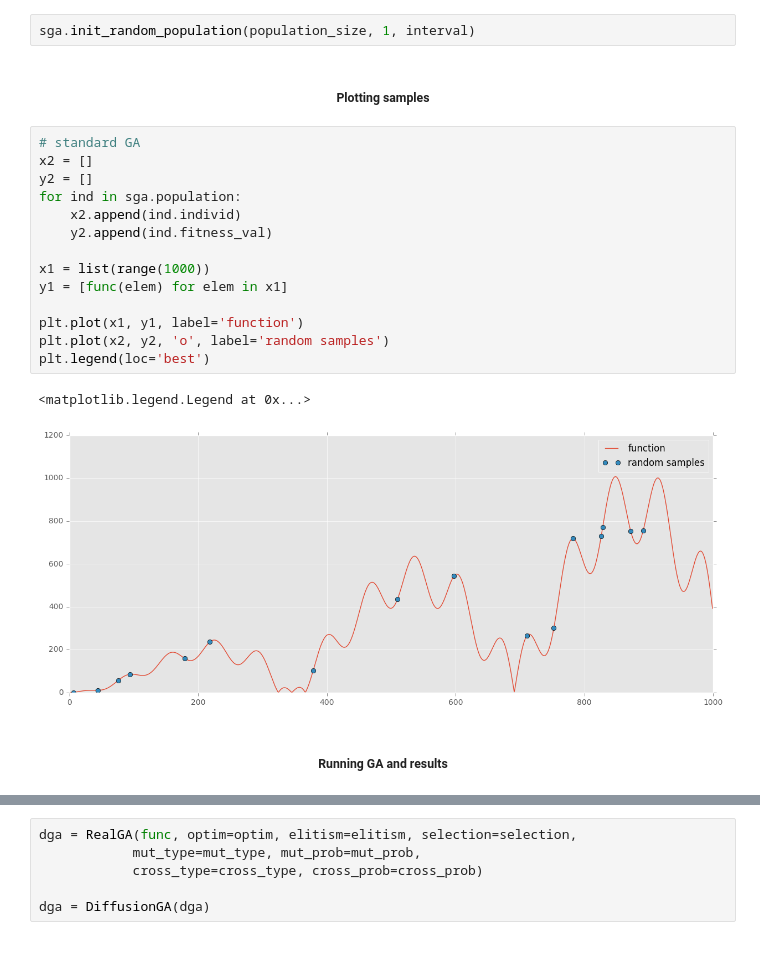
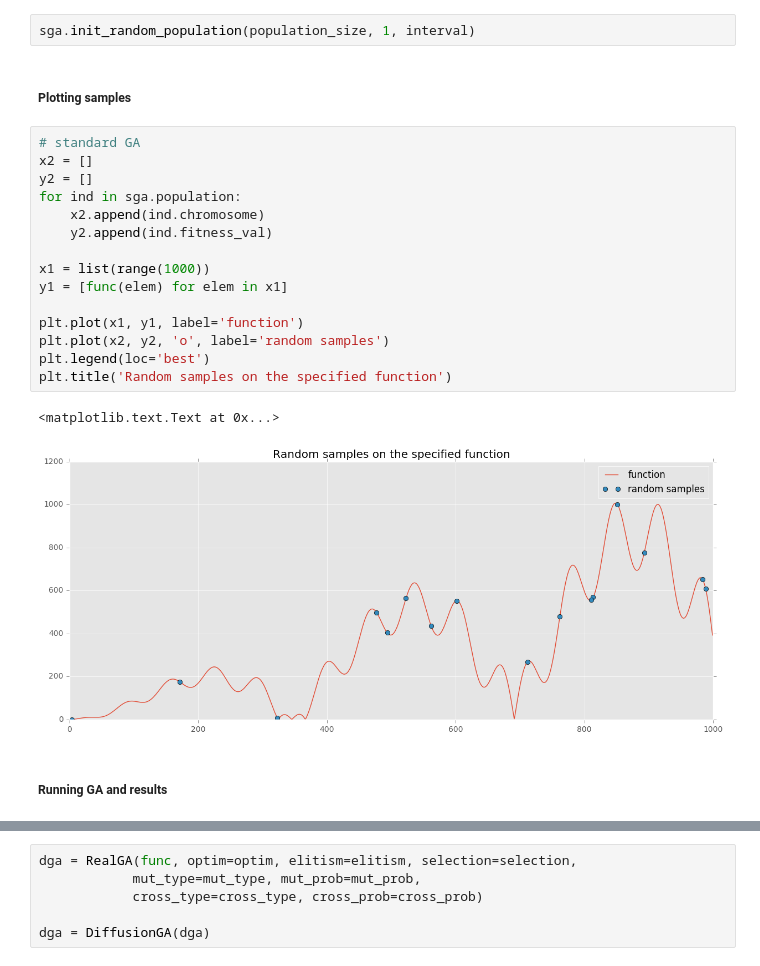
Before and after one commit to bobirdmi/genetic-algorithms, a Jupyter notebook: examples/example.ipynb, the cells around one changed output, grey strips where cells are left out. Drawn from its saved outputs; the diff is of its cells as text.

Commit message:
Added summary of results (PDF), updated examples

```diff
--- a/examples/example.ipynb
+++ b/examples/example.ipynb
@@ -313,26 +321,27 @@ sga = RealGA(func, optim=optim, elitism=elitism, selection=selection,
 # %%
 sga.init_random_population(population_size, 1, interval)
 # %% [markdown]
-##### <center>Plotting samples</center>
+##### Plotting samples
 # %%
 # standard GA
 x2 = []
 y2 = []
 for ind in sga.population:
-    x2.append(ind.individ)
+    x2.append(ind.chromosome)
     y2.append(ind.fitness_val)
 
 x1 = list(range(1000))
 y1 = [func(elem) for elem in x1]
 
 plt.plot(x1, y1, label='function')
 plt.plot(x2, y2, 'o', label='random samples')
 plt.legend(loc='best')
+plt.title('Random samples on the specified function')
 # %% [output]
-<matplotlib.legend.Legend at 0x...>
+<matplotlib.text.Text at 0x...>
-[figure, old version]
+[figure, new version]
 # %% [markdown]
-##### <center>Running GA and results</center>
+##### Running GA and results
 # %%
 fitness_progress = sga.run(generation_num)
 sga.best_solution
```
Also changed, not shown: parts of 32 cells of this notebook, 4 other files.
